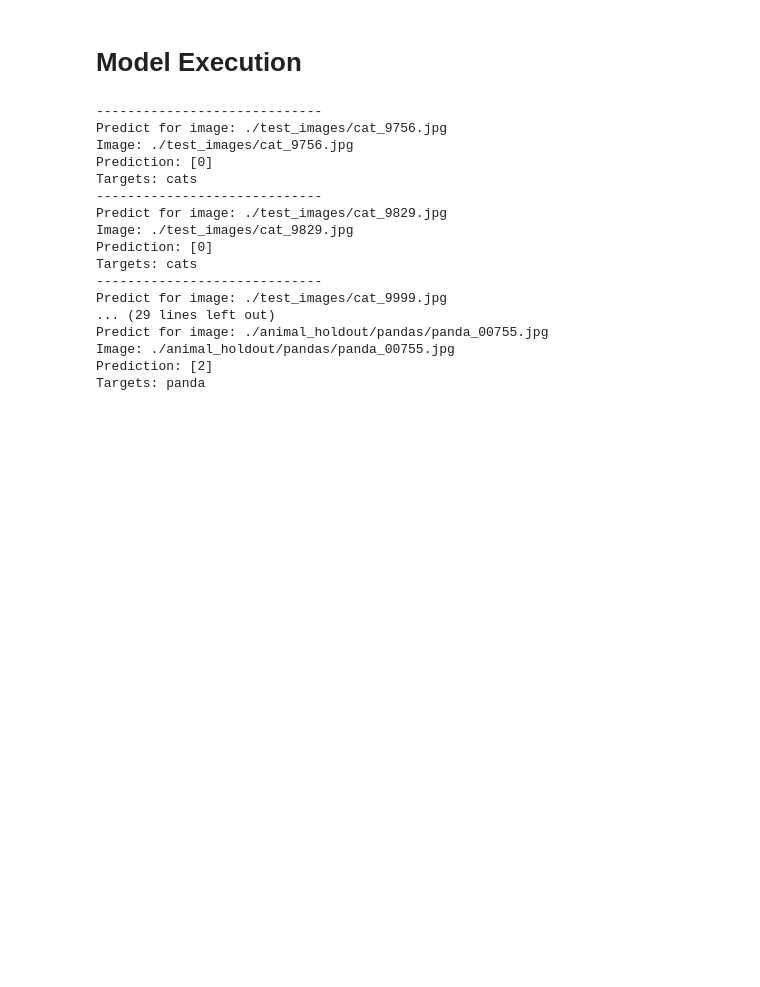
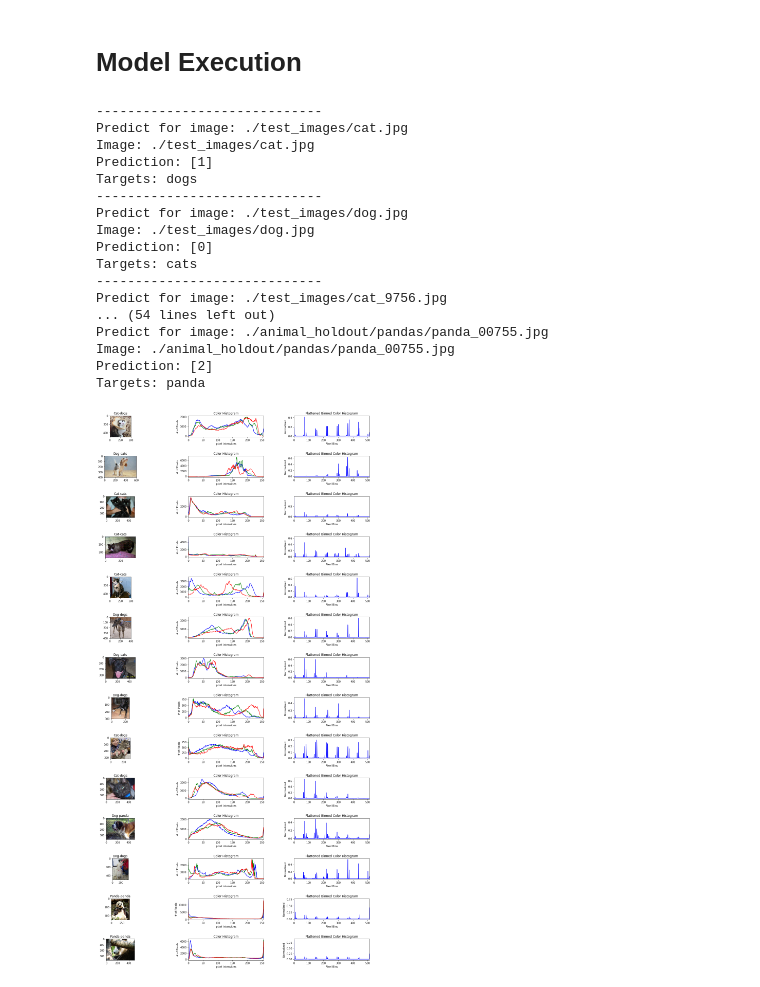
Before and after one commit to youngsoul/pyimagesearch-python-machine-learning, a Jupyter notebook: ImageClassificationWithShallowMachineLearning.ipynb, the cells around one changed output. Saved outputs shown, nothing was run; the diff lists cells and outputs as text; code cells hidden in the pictures; blank space fills up the shorter version.

```diff
--- a/ImageClassificationWithShallowMachineLearning.ipynb
+++ b/ImageClassificationWithShallowMachineLearning.ipynb
@@ -503,7 +538,7 @@ results = []
 best_model = None
 if model_name == 'all':
     for k, v in models.items():
-        results.append(run_model_by_name(k))
+        results.append(cross_validate_model(k, X, y))
         for r in results:
             print(r)
 
@@ -512,7 +547,7 @@ if model_name == 'all':
     best_model = results[-1][2] # 0-model name, 1-accuracy, 2-model
 
 else:
-    model_name, accuracy, model = run_model_by_name(model_name)
+    model_name, accuracy, model = cross_validate_model(model_name, X, y)
     best_model = model
     print(model_name, accuracy)
     saved_model_name = f"{image_dir}_image_classify_scikit_model.sav"
@@ -618,9 +613,14 @@ Keep in mind that we use *train_test_split* which takes one random select of dat
 # Model Execution
 # %%
 test_images = [
+        './test_images/cat.jpg',
+        './test_images/dog.jpg',
         './test_images/cat_9756.jpg',
         './test_images/cat_9829.jpg',
         './test_images/cat_9999.jpg',
+        './test_images/dog_9744.jpg',
+        './test_images/dog_9751.jpg',
+        './test_images/dog_9969.jpg',
         './animal_holdout/cats/cats_00843.jpg',
         './animal_holdout/cats/cats_00997.jpg',
         './animal_holdout/dogs/dogs_00102.jpg',
@@ -628,6 +628,22 @@ test_images = [
         './animal_holdout/pandas/panda_00050.jpg',
         './animal_holdout/pandas/panda_00755.jpg'
     ]
+test_images_names = [
+    'Cat',
+    'Dog',
+    'Cat',
+    'Cat',
+    'Cat',
+    'Dog',
+    'Dog',
+    'Dog',
+    'Cat',
+    'Cat',
+    'Dog',
+    'Dog',
+    'Panda',
+    'Panda'
+]
 
 rgbHisto = RGBHistogram([8, 8, 8])
 # %%
@@ -639,25 +655,32 @@ def predict_animal(imagePath, model):
     print(f'Image: {imagePath}')
     print(f'Prediction: {prediction}')
     print(f'Targets: {label_classes[prediction[0]]}')
+    return label_classes[prediction[0]]
 # %%
-for test_image in test_images:
+test_image_names_predictions = []
+for i, test_image in enumerate(test_images):
     print("-----------------------------")
-    predict_animal(test_image, best_model)
+    predicted_label = predict_animal(test_image, best_model)
+    test_image_names_predictions.append(f'{test_images_names[i]}-{predicted_label}')
 # %% [output]
 -----------------------------
-Predict for image: ./test_images/cat_9756.jpg
-Image: ./test_images/cat_9756.jpg
+Predict for image: ./test_images/cat.jpg
+Image: ./test_images/cat.jpg
+Prediction: [1]
+Targets: dogs
+-----------------------------
+Predict for image: ./test_images/dog.jpg
+Image: ./test_images/dog.jpg
 Prediction: [0]
 Targets: cats
 -----------------------------
-Predict for image: ./test_images/cat_9829.jpg
-Image: ./test_images/cat_9829.jpg
-Prediction: [0]
-Targets: cats
------------------------------
-Predict for image: ./test_images/cat_9999.jpg
-... (29 lines left out)
+Predict for image: ./test_images/cat_9756.jpg
+... (54 lines left out)
 Predict for image: ./animal_holdout/pandas/panda_00755.jpg
 Image: ./animal_holdout/pandas/panda_00755.jpg
 Prediction: [2]
 Targets: panda
+# %%
+image_summaries(test_images, test_image_names_predictions, (20,30))
+# %% [output]
+[figure, added]
```
Also changed, not shown: parts of 14 cells of this notebook, 1 other file.
